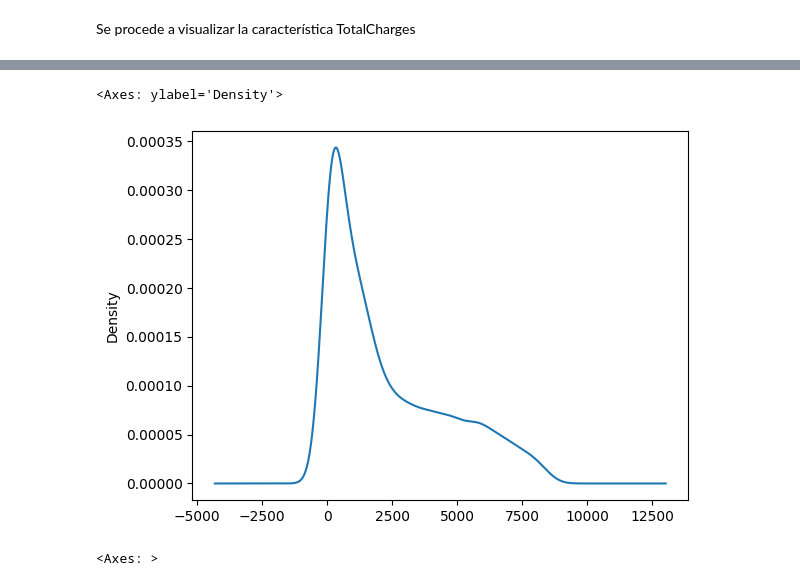
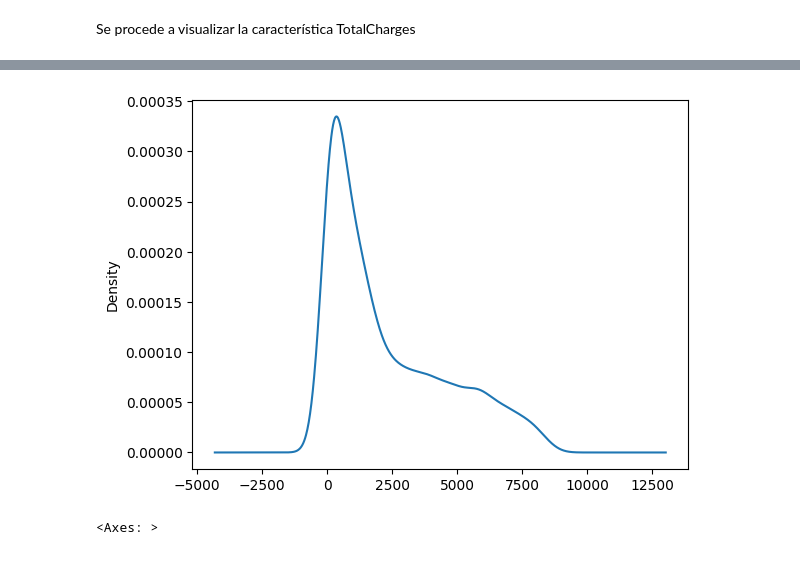
Before and after one commit to miguelvg27/ia-pucp-ml-trabajo, a Jupyter notebook: ML_TrabajoGrupal_01_miguel.ipynb, the cells around one changed output, grey strips where cells are left out. Drawn from its saved outputs; the diff is of its cells as text; code cells hidden in the pictures.

```diff
--- a/ML_TrabajoGrupal_01_miguel.ipynb
+++ b/ML_TrabajoGrupal_01_miguel.ipynb
@@ -124,8 +119,8 @@ Por conveniencia, se transformarán algunos datos previo a su visualización.
 # %% [markdown]
 *SeniorCitizen* es una característica categórica. Por el momento la pasaremos a Yes/No como el resto de características categóricas del dataset. De tal manera, no se mezclará con los datos numéricos
 # %%
-df['SeniorCitizen'] = df['SeniorCitizen'].apply(lambda x: 'Yes' if x==1 else ('No' if x==0 else x))
-df['SeniorCitizen'].value_counts()
+df_orig['SeniorCitizen'] = df_orig['SeniorCitizen'].apply(lambda x: 'Yes' if x==1 else ('No' if x==0 else x))
+df_orig['SeniorCitizen'].value_counts()
 # %% [output]
 No     5901
 Yes    1142
@@ -139,8 +134,8 @@ df['TotalCharges'].isna().sum()
 # %% [markdown]
 Convertimos a NaN los vacíos y convertimos a float
 # %%
-df['TotalCharges'] = df['TotalCharges'].replace(' ', np.nan)
-df['TotalCharges'] = pd.to_numeric(df['TotalCharges'], errors='raise')
-df['TotalCharges'].isna().sum()
+df_orig['TotalCharges'] = df_orig['TotalCharges'].replace(' ', np.nan)
+df_orig['TotalCharges'] = pd.to_numeric(df_orig['TotalCharges'], errors='raise')
+df_orig['TotalCharges'].isna().sum()
 # %% [output]
 11
@@ -146,0 +179,7 @@ df['TotalCharges'].isna().sum()
+# %%
+from sklearn.model_selection import StratifiedShuffleSplit
+split = StratifiedShuffleSplit(n_splits=1, test_size=0.2, random_state=42)
+
+for train_index, test_index in split.split(df_orig, df_orig['Churn']):
+  df_train = df_orig.loc[train_index]
+  df_test = df_orig.loc[test_index]
@@ -149,4 +215,6 @@ df['TotalCharges'].isna().sum()
 A continuación, se visualizarán los datos con el fin de encontrar mayor información de las características
 # %% [markdown]
 ### Datos numéricos
+# %%
+df = df_train.copy()
 # %%
@@ -184,8 +252,7 @@ df['TotalCharges'].skew()
 # %%
-df['TotalCharges'].plot.kde()
+fig = df['TotalCharges'].plot.kde()
 # %% [output]
-<Axes: ylabel='Density'>
-[figure, old version]
+[figure, new version]
 # %%
 df['TotalCharges'].plot.box()
 # %% [output]
```
Also changed, not shown: parts of 78 cells of this notebook.
